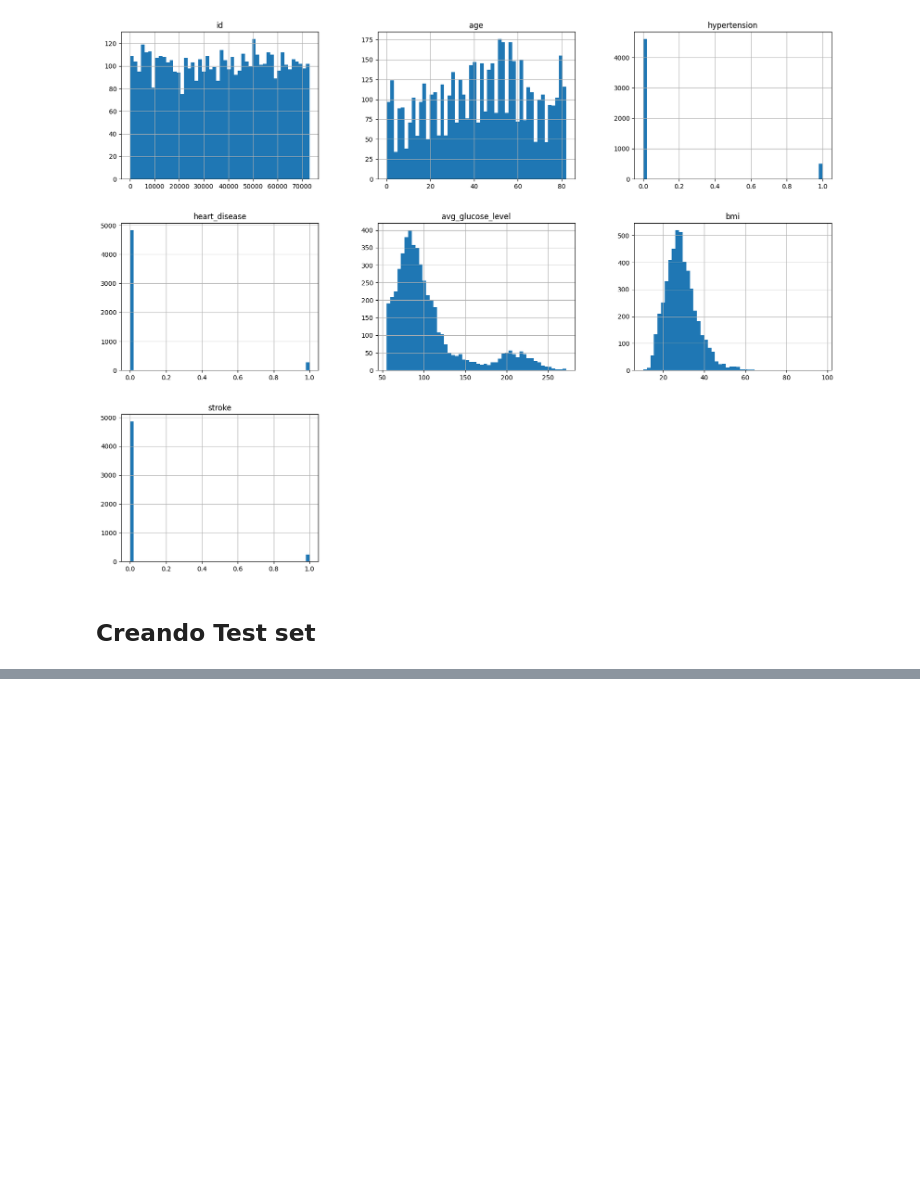
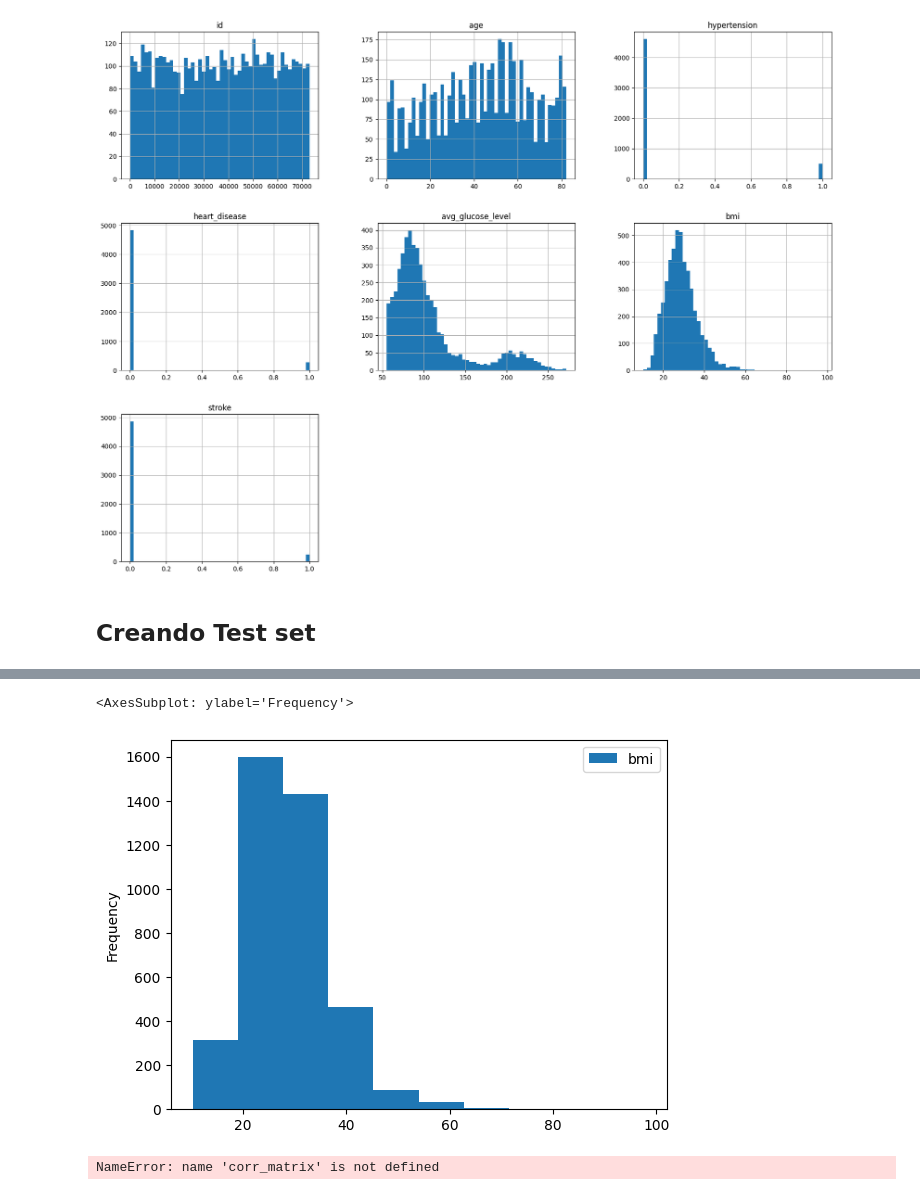
Before and after one commit to Diego532/machine_learnig_electiva, a Jupyter notebook: WHO-stroke-prevention-program/who.ipynb, the cells around one changed output, grey strips where cells are left out. Saved outputs shown, nothing was run; the diff lists cells and outputs as text; code cells hidden in the pictures; blank space fills up the shorter version.

```diff
--- a/WHO-stroke-prevention-program/who.ipynb
+++ b/WHO-stroke-prevention-program/who.ipynb
@@ -194,0 +203,5 @@ Length: 977, dtype: int64
+# %%
+training_data.plot(kind="hist",x = "stroke", y = "bmi")
+# %% [output]
+<AxesSubplot: ylabel='Frequency'>
+[figure, added]
@@ -194,0 +211,4 @@ Length: 977, dtype: int64
+# %%
+corr_matrix["stroke"]
+# %% [output]
+NameError: name 'corr_matrix' is not defined
```
Also changed, not shown: parts of 10 cells of this notebook.
